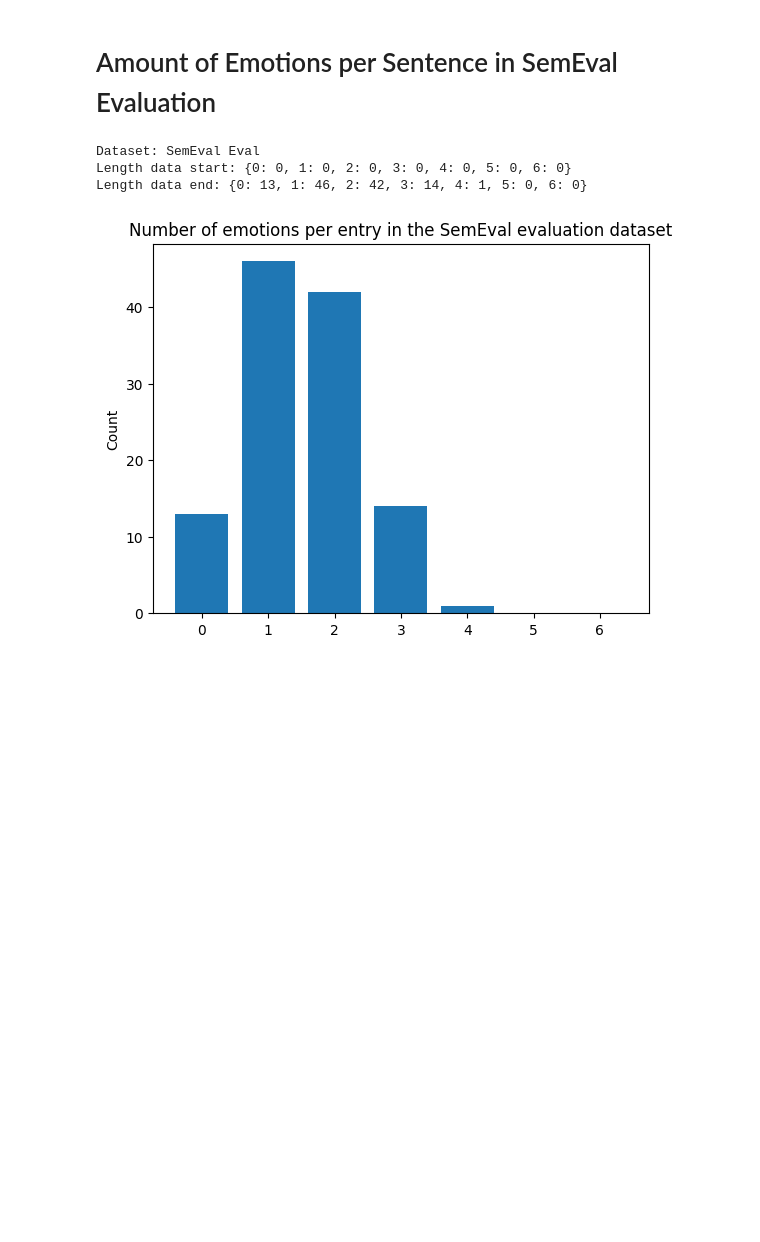
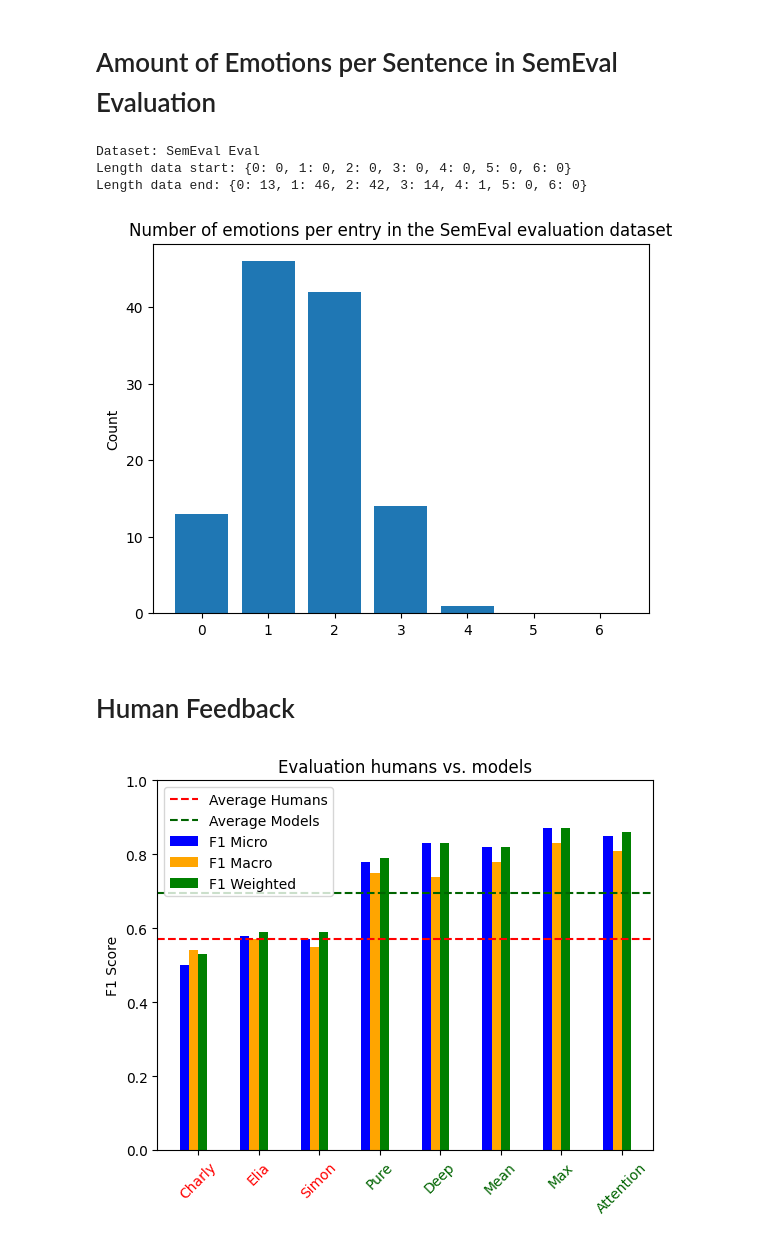
Before and after one commit to kruegercharles/LLM-SemEval, a Jupyter notebook: graphics.ipynb, the cells around one changed output. Cells and saved outputs as stored; diff of their text form; code cells hidden in the pictures; blank space fills up the shorter version.

Commit message:
add human evaluation analysis

```diff
--- a/graphics.ipynb
+++ b/graphics.ipynb
@@ -304,3 +304,78 @@ Dataset: SemEval Eval
 Length data start: {0: 0, 1: 0, 2: 0, 3: 0, 4: 0, 5: 0, 6: 0}
 Length data end: {0: 13, 1: 46, 2: 42, 3: 14, 4: 1, 5: 0, 6: 0}
 [figure]
+# %% [markdown]
+# Human Feedback
+# %%
+from common import EMOTION_LABELS
+import matplotlib.pyplot as plt  # noqa
+import numpy as np  # noqa
+
+
+class Entity:
+    def __init__(self, name: str, f1_micro: float, f1_macro: float, f1_weighted: float):
+        self.name = name
+        self.f1_micro = f1_micro
+        self.f1_macro = f1_macro
+        self.f1_weighted = f1_weighted
+
+
+entities: list[Entity] = []
+
+entities.append(Entity(name="Charly", f1_micro=0.50, f1_macro=0.54, f1_weighted=0.53))
+entities.append(Entity(name="Elia", f1_micro=0.58, f1_macro=0.57, f1_weighted=0.59))
+entities.append(Entity(name="Simon", f1_micro=0.57, f1_macro=0.55, f1_weighted=0.59))
+# entities.append(Entity(name="Voting", f1_micro=0.87, f1_macro=0.83, f1_weighted=0.87))
+entities.append(Entity(name="Pure", f1_micro=0.78, f1_macro=0.75, f1_weighted=0.79))
+entities.append(Entity(name="Deep", f1_micro=0.83, f1_macro=0.74, f1_weighted=0.83))
+entities.append(Entity(name="Mean", f1_micro=0.82, f1_macro=0.78, f1_weighted=0.82))
+entities.append(Entity(name="Max", f1_micro=0.87, f1_macro=0.83, f1_weighted=0.87))
+entities.append(
+    Entity(name="Attention", f1_micro=0.85, f1_macro=0.81, f1_weighted=0.86)
+)
+
+# create a bar chart, where all f1_micro are next to each other, then all f1_macro and then all f1_weighted
+
+fig, ax = plt.subplots()
+bar_width = 0.15
+
+index = np.arange(len(entities))
+
+f1_micro = [entity.f1_micro for entity in entities]
+f1_macro = [entity.f1_macro for entity in entities]
+f1_weighted = [entity.f1_weighted for entity in entities]
+
+average_humans = (f1_weighted[0] + f1_weighted[1] + f1_weighted[2]) / 3
+average_models = (
+    f1_weighted[3] + f1_weighted[4] + f1_weighted[5] + f1_weighted[6] + f1_weighted[7]
+) / 6
+
+ax.bar(index, f1_micro, bar_width, label="F1 Micro", color="blue")
+ax.bar(index + bar_width, f1_macro, bar_width, label="F1 Macro", color="orange")
+ax.bar(
+    index + bar_width * 2,
+    f1_weighted,
+    bar_width,
+    label="F1 Weighted",
+    color="green",
+)
+
+ax.axhline(y=average_humans, color="r", linestyle="--", label="Average Humans")
+ax.axhline(y=average_models, color="darkgreen", linestyle="--", label="Average Models")
+
+ax.set_ylabel("F1 Score")
+ax.set_title("Evaluation humans vs. models")
+ax.set_xticks(index + bar_width * 1.5)
+xtick_labels = [entity.name for entity in entities]
+xtick_colors = [
+    "red" if name in ["Charly", "Elia", "Simon"] else "darkgreen"
+    for name in xtick_labels
+]
+ax.set_xticklabels(xtick_labels, rotation=45)
+for xtick, color in zip(ax.get_xticklabels(), xtick_colors):
+    xtick.set_color(color)
+ax.set_ylim(0.0, 1.0)
+ax.legend()
+plt.show()
+# %% [output]
+[figure, added]
```
